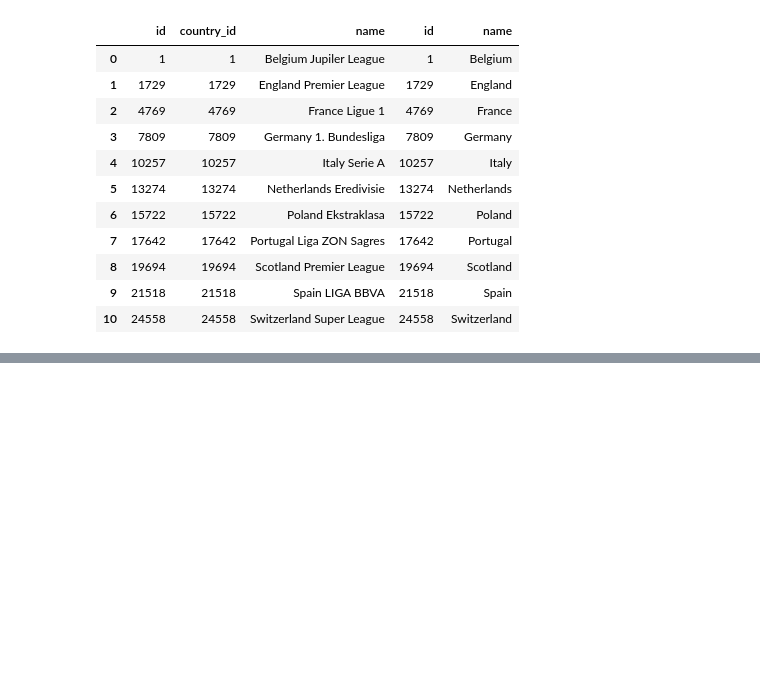
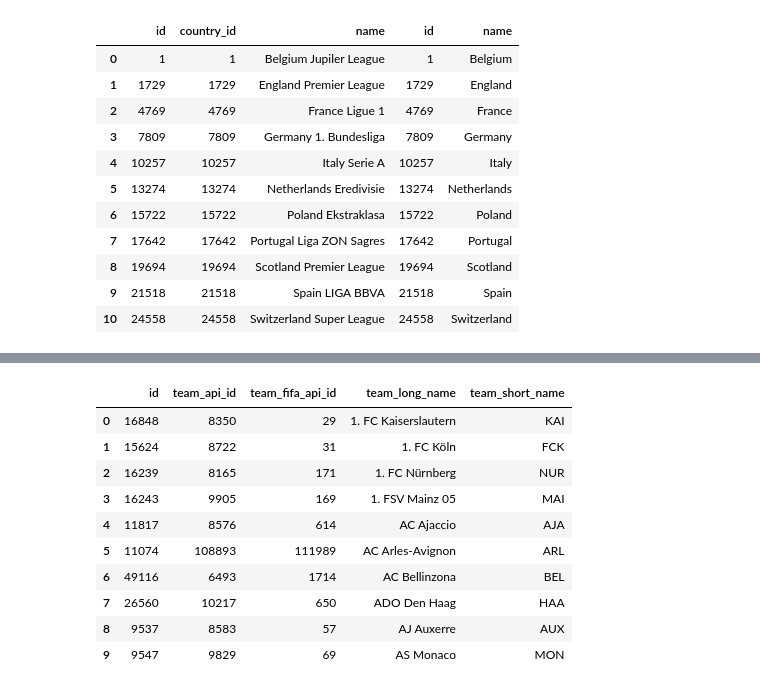
Before and after one commit to qiangwennorge/KagglePractice, a Jupyter notebook: European Soccer Database/Soccer SQL.ipynb, the cells around one changed output, grey strips where cells are left out. Cells and saved outputs as stored; diff of their text form; code cells hidden in the pictures; blank space fills up the shorter version.

```diff
--- a/European Soccer Database/Soccer SQL.ipynb
+++ b/European Soccer Database/Soccer SQL.ipynb
@@ -79 +84,19 @@ leagues
+# %%
+teams = pd.read_sql("""SELECT *
+                       FROM Team
+                       ORDER BY team_long_name
+                       LIMIT 10;""", conn)
+teams
+# %% [output]
+|  | id | team_api_id | team_fifa_api_id | team_long_name | team_short_name |
+| 0 | 16848 | 8350 | 29 | 1. FC Kaiserslautern | KAI |
+| 1 | 15624 | 8722 | 31 | 1. FC Köln | FCK |
+| 2 | 16239 | 8165 | 171 | 1. FC Nürnberg | NUR |
+| 3 | 16243 | 9905 | 169 | 1. FSV Mainz 05 | MAI |
+| 4 | 11817 | 8576 | 614 | AC Ajaccio | AJA |
+| 5 | 11074 | 108893 | 111989 | AC Arles-Avignon | ARL |
+| 6 | 49116 | 6493 | 1714 | AC Bellinzona | BEL |
+| 7 | 26560 | 10217 | 650 | ADO Den Haag | HAA |
+| 8 | 9537 | 8583 | 57 | AJ Auxerre | AUX |
+| 9 | 9547 | 9829 | 69 | AS Monaco | MON |
 # %% [markdown]
```
Also changed, not shown: parts of 12 cells of this notebook.
